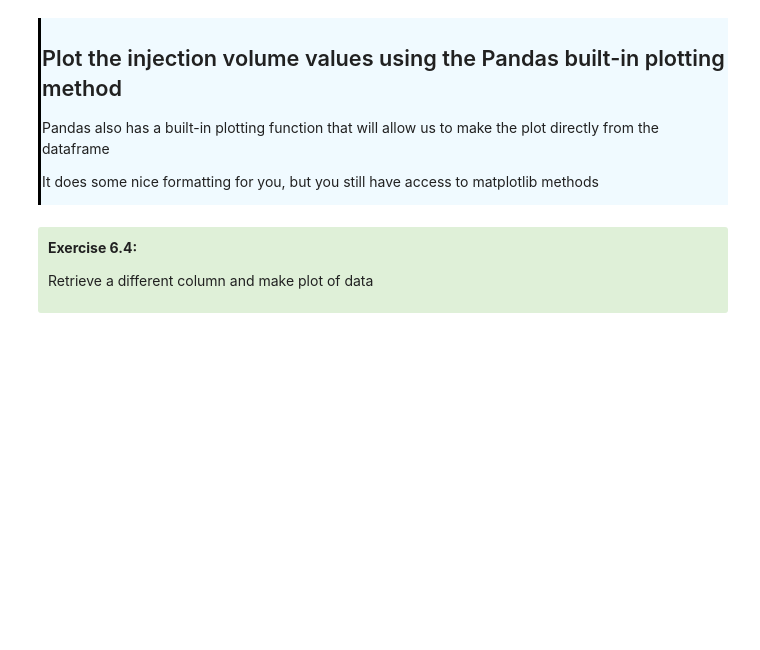
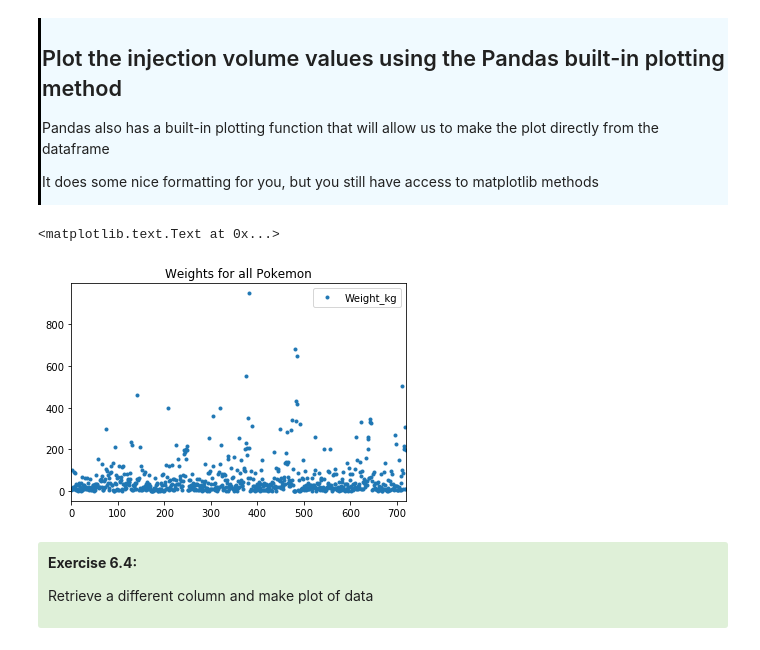
Before and after one commit to AllenInstitute/SWDB_2018, a Jupyter notebook: PythonBootcamp/06_Introduction_To_Pandas.ipynb, the cells around one changed output. Cells and saved outputs as stored; diff of their text form; code cells hidden in the pictures; blank space fills up the shorter version.

```diff
--- a/PythonBootcamp/06_Introduction_To_Pandas.ipynb
+++ b/PythonBootcamp/06_Introduction_To_Pandas.ipynb
@@ -235,9 +332,12 @@ ax.plot(values_inj_vol,'.')
 <p>It does some nice formatting for you, but you still have access to matplotlib methods
 </div>
 # %%
-ax = df.plot(x=df.index,y='injection-volume',marker='.',linestyle='none')
+ax = df.plot(x=df.index,y='Weight_kg',marker='.',linestyle='none')
 
-ax.set_title('Injection volumes for all rows')
+ax.set_title('Weights for all Pokemon')
+# %% [output]
+<matplotlib.text.Text at 0x...>
+[figure, added]
 # %% [markdown]
 <div style="background: #DFF0D8; border-radius: 3px; padding: 10px;">
 
```
Also changed, not shown: parts of 99 cells of this notebook, 2 other files.
